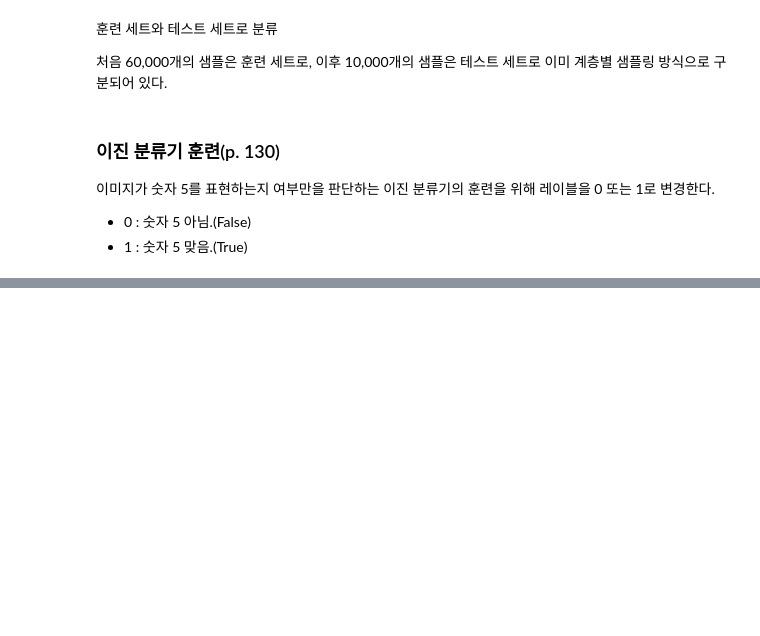
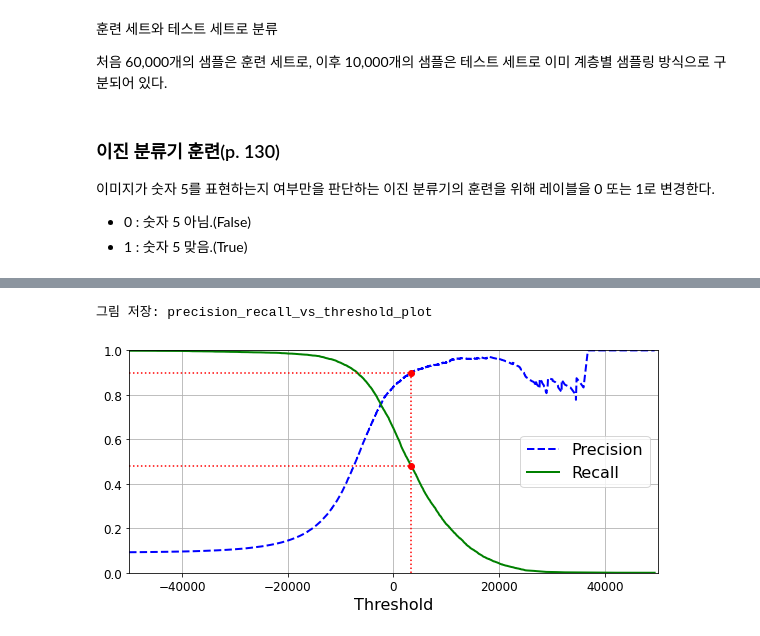
Before and after one commit to Moerai/Hands_On_ML-DL_Study, a Jupyter notebook: handson2_ML03.ipynb, the cells around one changed output, grey strips where cells are left out. Drawn from its saved outputs; the diff is of its cells as text; code cells hidden in the pictures; blank space fills up the shorter version.

Commit message:
sensitivity and positive predictive value practice

```diff
--- a/handson2_ML03.ipynb
+++ b/handson2_ML03.ipynb
@@ -165,0 +170,5 @@ y_test_5 = (y_test == 5)
+# %%
+from sklearn.linear_model import SGDClassifier
+
+sgd_clf = SGDClassifier(max_iter=1000, tol=1e-3, random_state=42)
+sgd_clf.fit(X_train, y_train_5)
@@ -165,0 +369,3 @@ y_test_5 = (y_test == 5)
+# %%
+y_scores = cross_val_predict(sgd_clf, X_train, y_train_5, cv=3,
+                             method="decision_function")
@@ -165,0 +374,3 @@ y_test_5 = (y_test == 5)
+# %%
+from sklearn.metrics import precision_recall_curve
+precisions, recalls, thresholds = precision_recall_curve(y_train_5, y_scores)
@@ -165,0 +382,28 @@ y_test_5 = (y_test == 5)
+# %%
+# 정밀도와 재현율 그래프 그리기. x 축은 임곗값을 가리킴.
+def plot_precision_recall_vs_threshold(precisions, recalls, thresholds):
+    plt.plot(thresholds, precisions[:-1], "b--", label="Precision", linewidth=2) # 정밀도 어레이 마지막 항목 무시
+    plt.plot(thresholds, recalls[:-1], "g-", label="Recall", linewidth=2)        # 재현율 어레이 마지막 항목 무시
+    plt.legend(loc="center right", fontsize=16)
+    plt.xlabel("Threshold", fontsize=16)
+    plt.grid(True)
+    plt.axis([-50000, 50000, 0, 1])
+
+# 정밀도 90%가 달성되는 지점에서의 재현율과 임곗값
+recall_90_precision = recalls[np.argmax(precisions >= 0.90)]
+threshold_90_precision = thresholds[np.argmax(precisions >= 0.90)]
+
+# 빨강 점과 빨강 점선 그리기
+plt.figure(figsize=(8, 4))
+plot_precision_recall_vs_threshold(precisions, recalls, thresholds)
+plt.plot([threshold_90_precision, threshold_90_precision], [0., 0.9], "r:")  # 수직 빨강 점선
+plt.plot([-50000, threshold_90_precision], [0.9, 0.9], "r:")                 # 위 수평 빨강 점선
+plt.plot([-50000, threshold_90_precision], [recall_90_precision, recall_90_precision], "r:")  # 아래 수평 빨강 점선
+plt.plot([threshold_90_precision], [0.9], "ro")                              # 위 빨강 점
+plt.plot([threshold_90_precision], [recall_90_precision], "ro")              # 아래 빨강 점
+
+save_fig("precision_recall_vs_threshold_plot")
+plt.show()
+# %% [output]
+그림 저장: precision_recall_vs_threshold_plot
+[figure, added]
```
Also changed, not shown: parts of 55 cells of this notebook.
